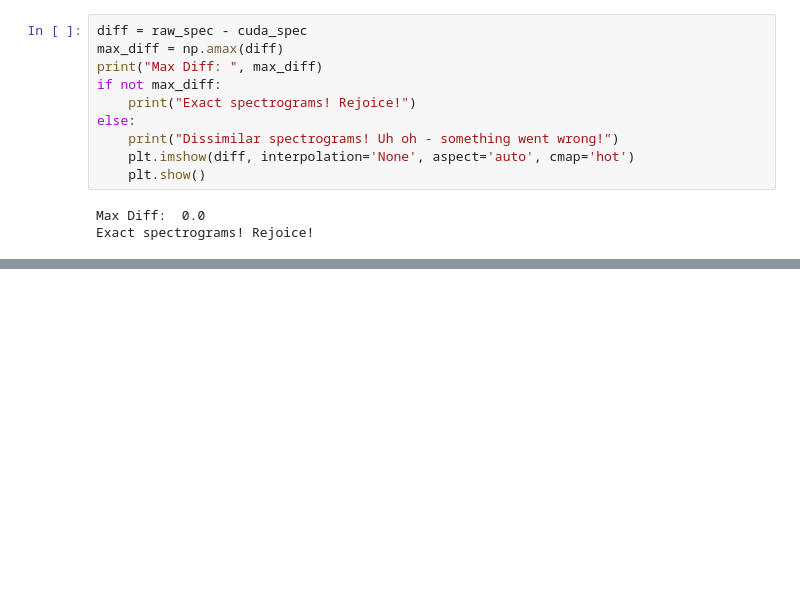
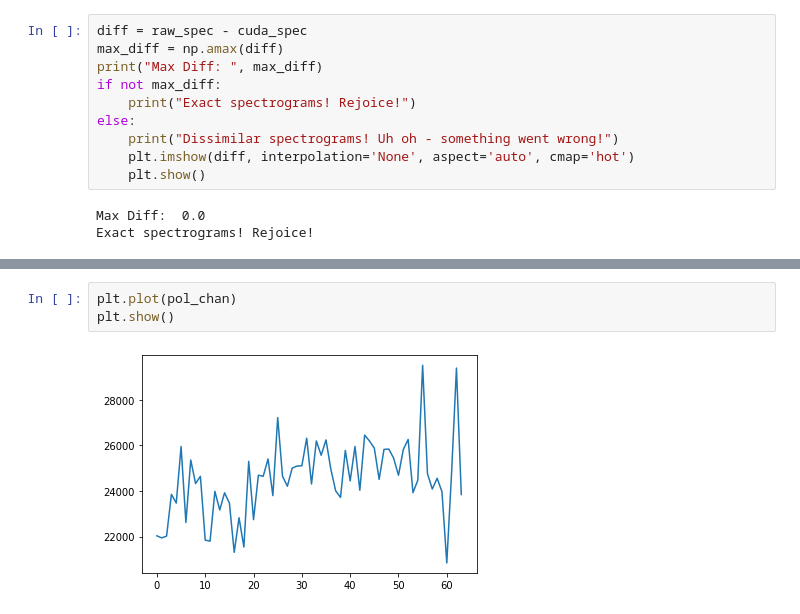
Before and after one commit to max-Hawkins/MAGiC, a Jupyter notebook: validate_spectrum.ipynb, the cells around one changed output, grey strips where cells are left out. Saved outputs shown, nothing was run; the diff lists cells and outputs as text; blank space fills up the shorter version.

```diff
--- a/validate_spectrum.ipynb
+++ b/validate_spectrum.ipynb
@@ -81,0 +123,5 @@ Exact spectrograms! Rejoice!
+# %%
+plt.plot(pol_chan)
+plt.show()
+# %% [output]
+[figure, added]
```
Also changed, not shown: parts of 6 cells of this notebook, 5 other files.
